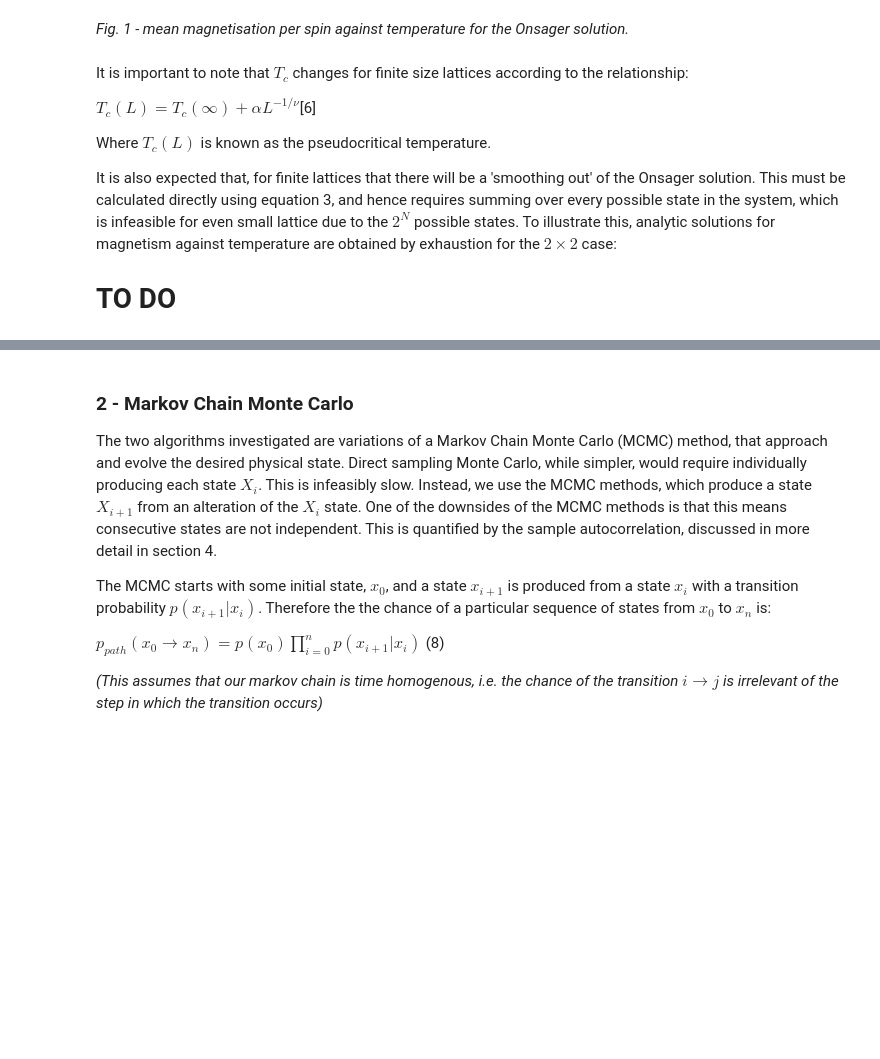
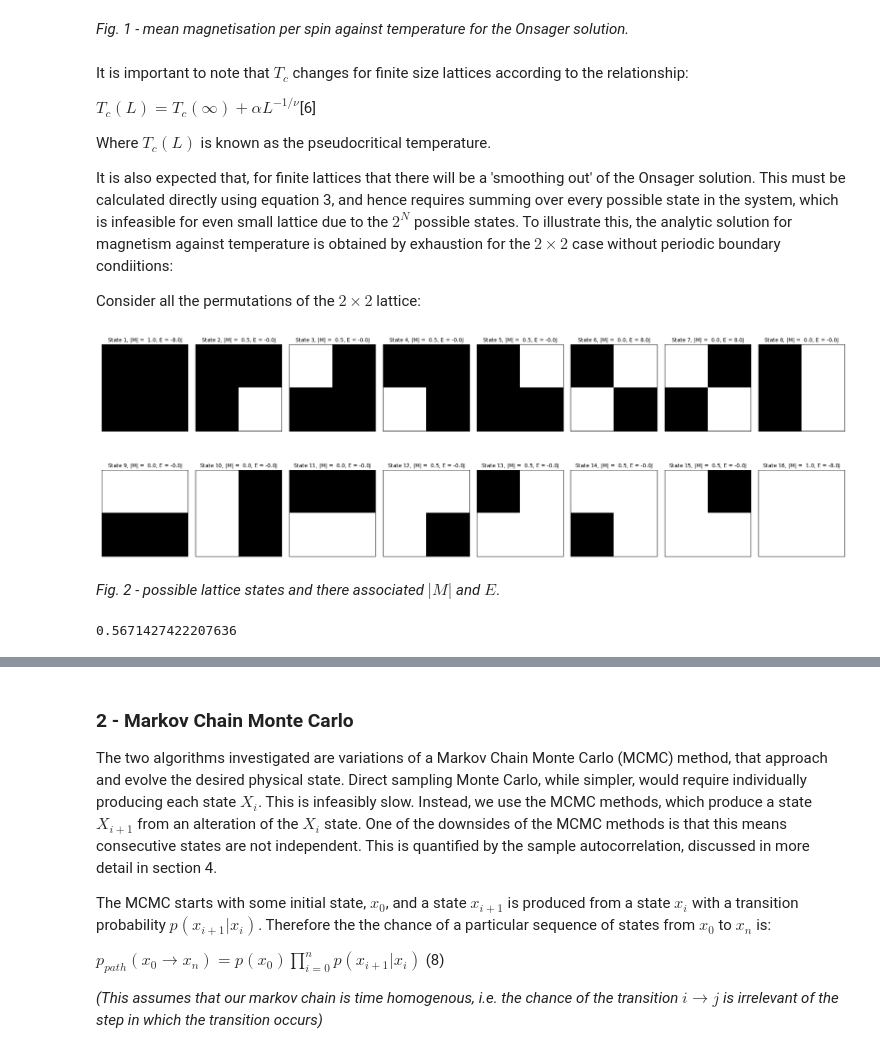
Before and after one commit to Part-II-Computational-Physics/cluster-algorithms-for-monte-carlo-jbd29, a Jupyter notebook: Report_final.ipynb, the cells around one changed output, grey strips where cells are left out. Saved outputs shown, nothing was run; the diff lists cells and outputs as text; code cells hidden in the pictures; blank space fills up the shorter version.

```diff
--- a/Report_final.ipynb
+++ b/Report_final.ipynb
@@ -97,6 +97,69 @@ $T_c(L) = T_c(\infty) +  \alpha L^{-1/\nu}$[6]
 
 Where $T_c(L)$ is known as the pseudocritical temperature.
 
-It is also expected that, for finite lattices that there will be a 'smoothing out' of the Onsager solution. This must be calculated directly using equation 3, and hence requires summing over every possible state in the system, which is infeasible for even small lattice due to the $2^N$ possible states. To illustrate this, analytic solutions for magnetism against temperature are obtained by exhaustion for the $2 \times 2$ case:
+It is also expected that, for finite lattices that there will be a 'smoothing out' of the Onsager solution. This must be calculated directly using equation 3, and hence requires summing over every possible state in the system, which is infeasible for even small lattice due to the $2^N$ possible states. To illustrate this, the analytic solution for magnetism against temperature is obtained by exhaustion for the $2 \times 2$ case without periodic boundary condiitions:
 
-# TO DO
+Consider all the permutations of the $2 \times 2$ lattice:
+# %%
+import itertools
+
+#write a lattice for each number of -1 entries:
+lattices = [[[1.,1.], [1.,1.]], [[-1.,1.], [1.,1.]], [[-1.,-1.], [1.,1.]], [[-1.,-1.], [-1.,1.]], [[-1.,-1.], [-1.,-1.]]]
+
+# Write a function to split into individual elements to use itertools on, and then generate all permutations
+def permutations(lattice):
+    #split into  list of elements
+    temp = []
+    for i in lattice:
+        for j in i:
+            temp.append(j)
+
+    # Use itertools to generate permutations and then use set to remove duplicates
+    permutations = list(set(itertools.permutations(temp,np.size(lattice))))
+    #print(len(permutations))
+    # Reshape into lattices
+    for i in range(len(permutations)):
+        permutations[i] = np.reshape(np.array(permutations[i]), (len(lattice),len(lattice)))
+
+    return permutations
+
+fig, ax = plt.subplots(2,8, figsize = (20,7.5))
+
+i = 0
+for lattice in lattices:
+    perms = permutations(lattice)
+    for state in perms:
+        #Find energy without periodic BCs
+        E = -(state[0][0]*(state[1][0] + state[0][1]) + state[1][0]*(state[0][0] + state[1][1]) + state[0][1]*(state[0][0] + state[1][1]) + state[1][1]*(state[1][0] + state[0][1]))
+        lat.show_lattice(state,ax[0 if i < 8 else 1][i%8],'State ' + str(i + 1) + r', $\vert$M$\vert$ =  ' + str(np.abs(lat.compute_magnetisation(state))) + ', E = ' + str(E) + 'J')
+        i += 1
+plt.tight_layout()
+# %% [output]
+[figure, added]
+# %% [markdown]
+*Fig. 2 - possible lattice states and there associated* $\vert M \vert$ *and* $E$.
+# %%
+lattices = [[[1.,1.,1.],[1.,1.,1.],[1.,1.,1.,]], [[-1.,1.,1.],[1.,1.,1.],[1.,1.,1.,]], [[-1.,-1.,1.],[1.,1.,1.],[1.,1.,1.,]],
+            [[-1.,-1.,-1.],[1.,1.,1.],[1.,1.,1.,]], [[-1.,-1.,-1.],[-1.,-1.,-1.],[-1.,1.,1.,]],
+            [[-1.,-1.,-1.],[-1.,-1.,-1.],[-1.,-1.,1.,]], [[-1.,-1.,-1.],[-1.,-1.,-1.],[-1.,-1.,-1.,]]]
+
+def compute_E_3x3(state, J = 1):
+    E = -J*(state[0][0]*(state[1][0] + state[0][1]) + state[2][2]*(state[1][2] + state[2][1]) + state[2][0]*(state[2][1] + state[1][0]) + state[0][2]*(state[1][2] + state[0][1])
+         + state[1][0]*(state[0][0] + state[2][0] + state[1][1]) + state[0][1]*(state[0][0] + state[0][2] + state[1][1]) + state[2][1]*(state[2][0] + state[2][2] + state[1][1])
+          + state[1][2]*(state[2][2] + state[0][2] + state[1][1]) + state[1][1]*(state[0][1] + state[1][0] + state[2][1] + state[1][2]))
+    return E
+
+def find_M_3x3(lattices, T, J = 1):
+    Z = 0
+    M_p = []
+    for lattice in lattices:
+        perms = permutations(lattice)
+        for state in perms:
+            E = compute_E_3x3(state, J)
+            Z += np.exp(-E*T**-1)
+            M_p.append(np.abs(lat.compute_magnetisation(state))*np.exp(-E*T**-1))
+    return np.sum(M_p)/Z
+
+find_M_3x3(lattices, 10)
+# %% [output]
+0.5671427422207636
```
Also changed, not shown: parts of 3 cells of this notebook.
